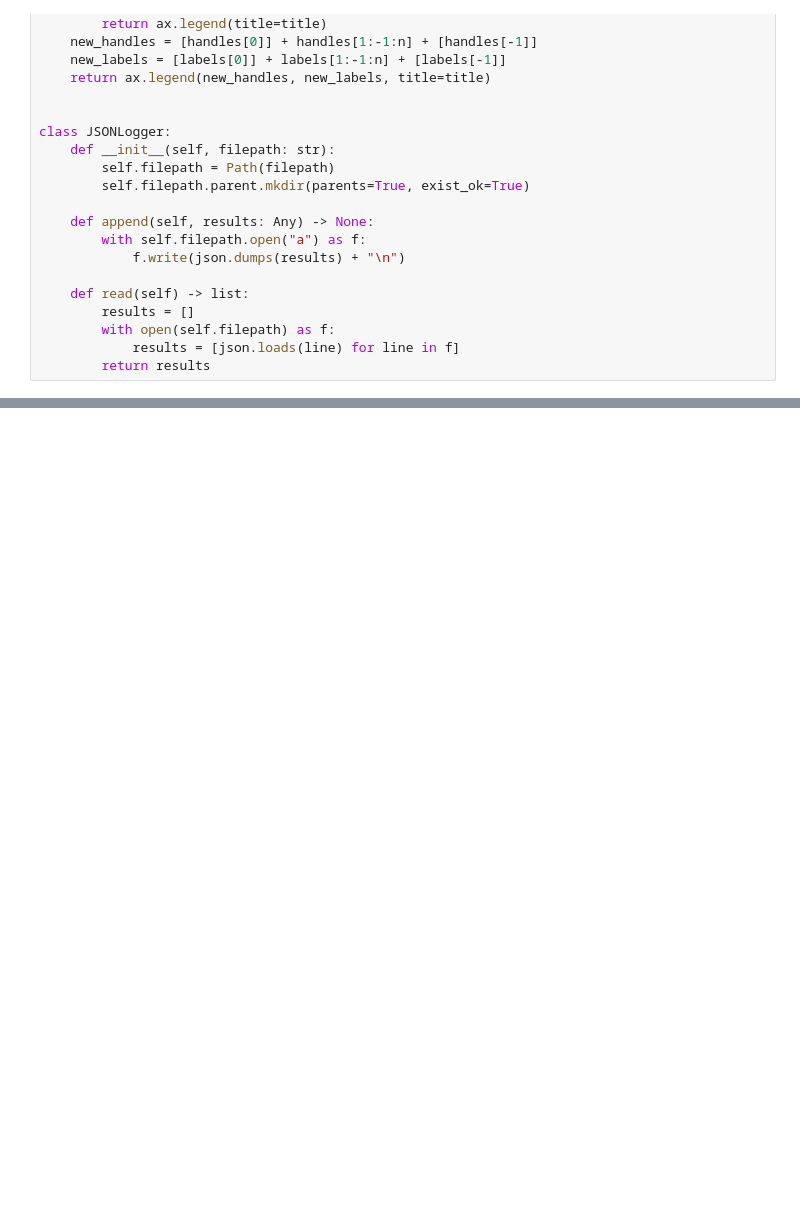
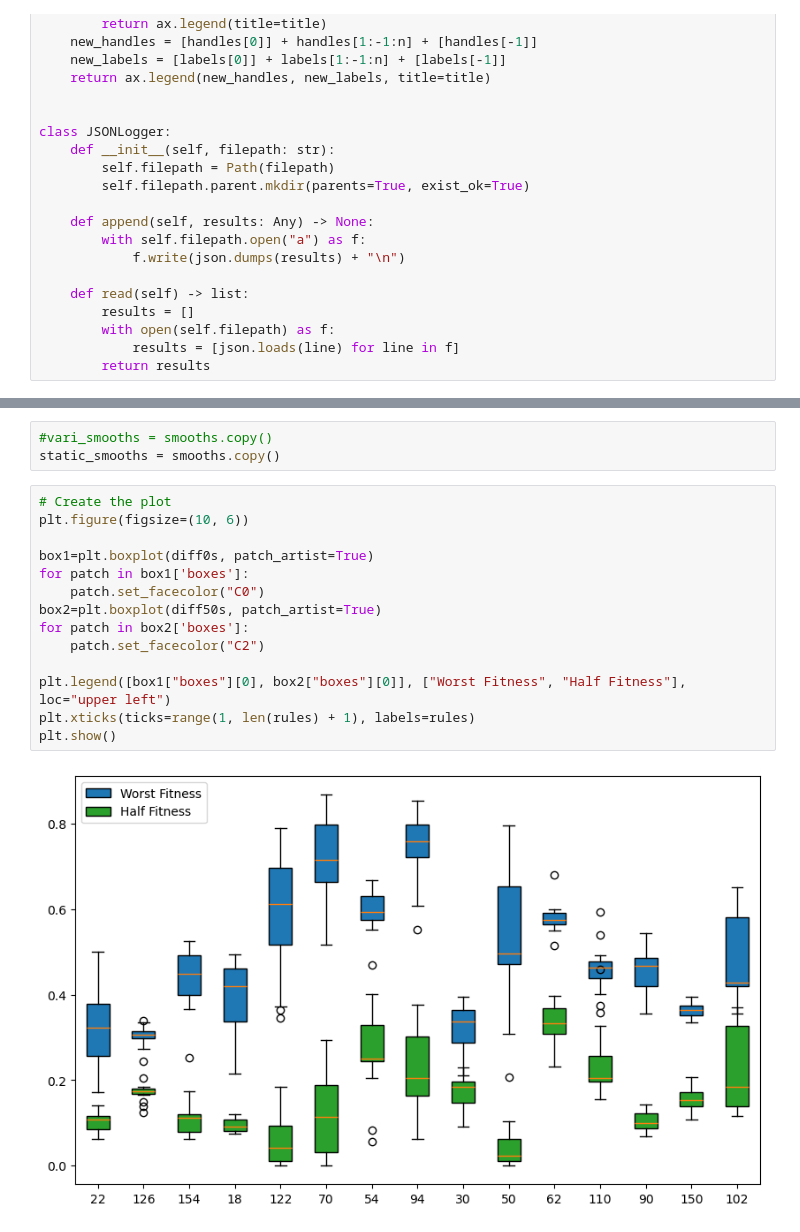
Before and after one commit to Cpetak/CA_GRN2, a Jupyter notebook: noisy_grn.ipynb, the cells around one changed output, grey strips where cells are left out. Drawn from its saved outputs; the diff is of its cells as text; blank space fills up the shorter version.

```diff
--- a/noisy_grn.ipynb
+++ b/noisy_grn.ipynb
@@ -37,0 +161,19 @@ class JSONLogger:
+# %%
+#vari_smooths = smooths.copy()
+static_smooths = smooths.copy()
+# %%
+# Create the plot
+plt.figure(figsize=(10, 6))
+
+box1=plt.boxplot(diff0s, patch_artist=True)
+for patch in box1['boxes']:
+    patch.set_facecolor("C0")
+box2=plt.boxplot(diff50s, patch_artist=True)
+for patch in box2['boxes']:
+    patch.set_facecolor("C2")
+
+plt.legend([box1["boxes"][0], box2["boxes"][0]], ["Worst Fitness", "Half Fitness"], loc="upper left")
+plt.xticks(ticks=range(1, len(rules) + 1), labels=rules)
+plt.show()
+# %% [output]
+[figure, added]
```
Also changed, not shown: parts of 11 cells of this notebook, 5 other files.
